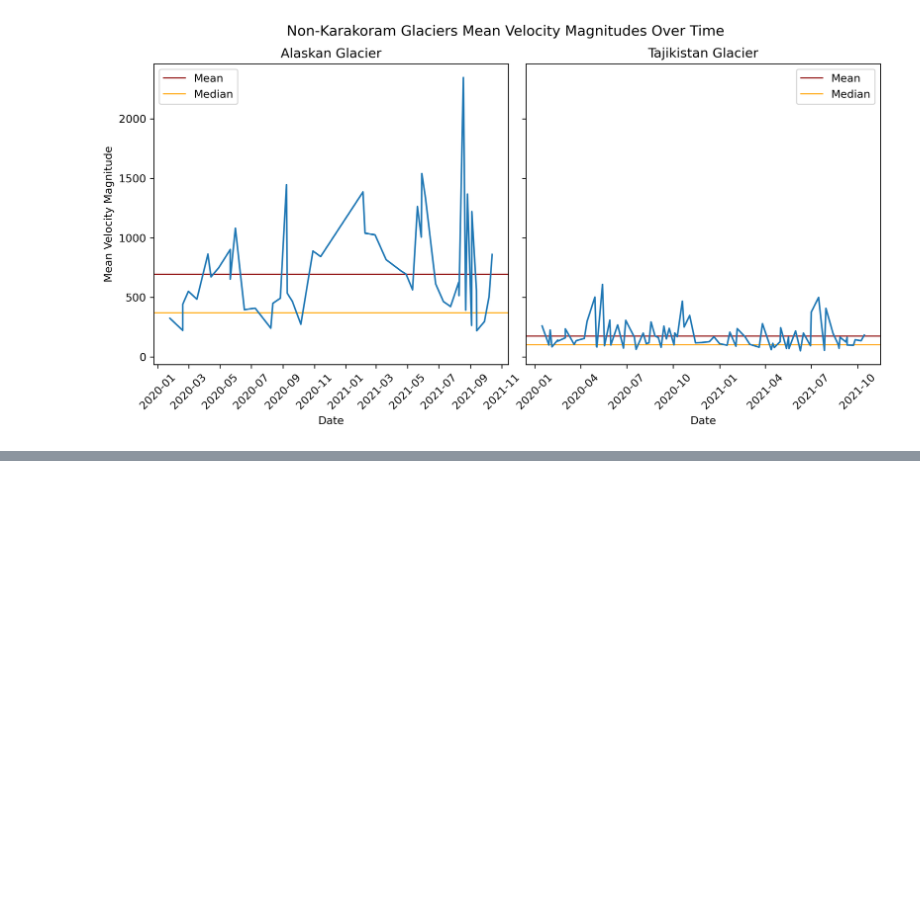
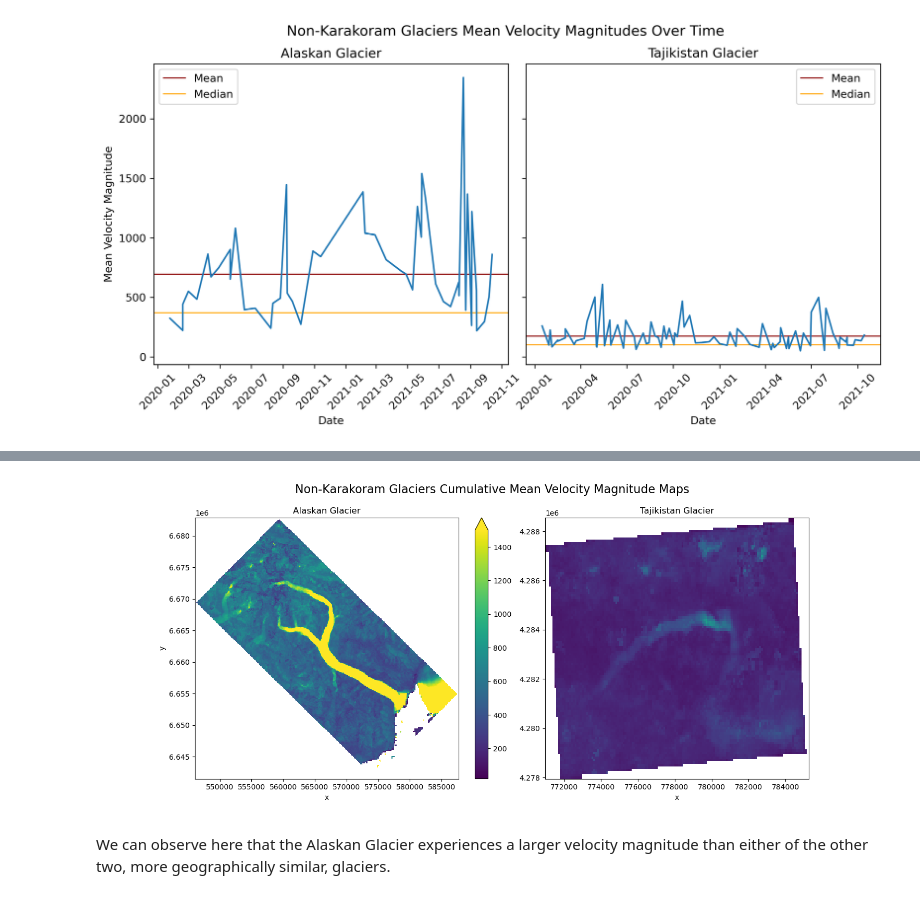
Before and after one commit to UCB-stat-159-f25/final-group06, a Jupyter notebook: main.ipynb, the cells around one changed output, grey strips where cells are left out. Saved outputs shown, nothing was run; the diff lists cells and outputs as text; code cells hidden in the pictures; blank space fills up the shorter version.

```diff
--- a/main.ipynb
+++ b/main.ipynb
@@ -71,0 +78,6 @@ We can see that all three glaciers experienced a peak of some form around April,
+# %%
+Image(filename = 'figures/NK_meanmag_map.png', width=1200, height=1200)
+# %% [output]
+[figure, added]
+# %% [markdown]
+We can observe here that the Alaskan Glacier experiences a larger velocity magnitude than either of the other two, more geographically similar, glaciers.
```
Also changed, not shown: parts of 7 cells of this notebook.
